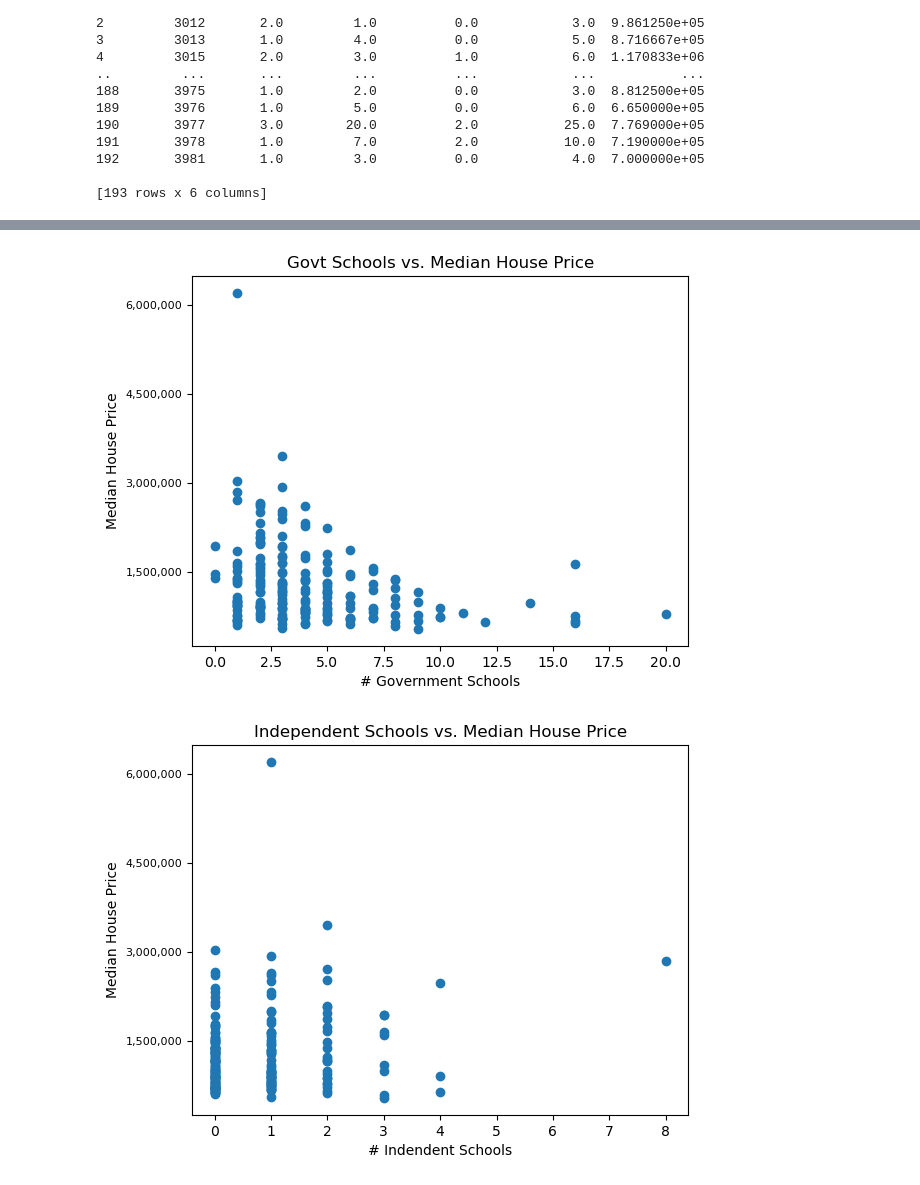
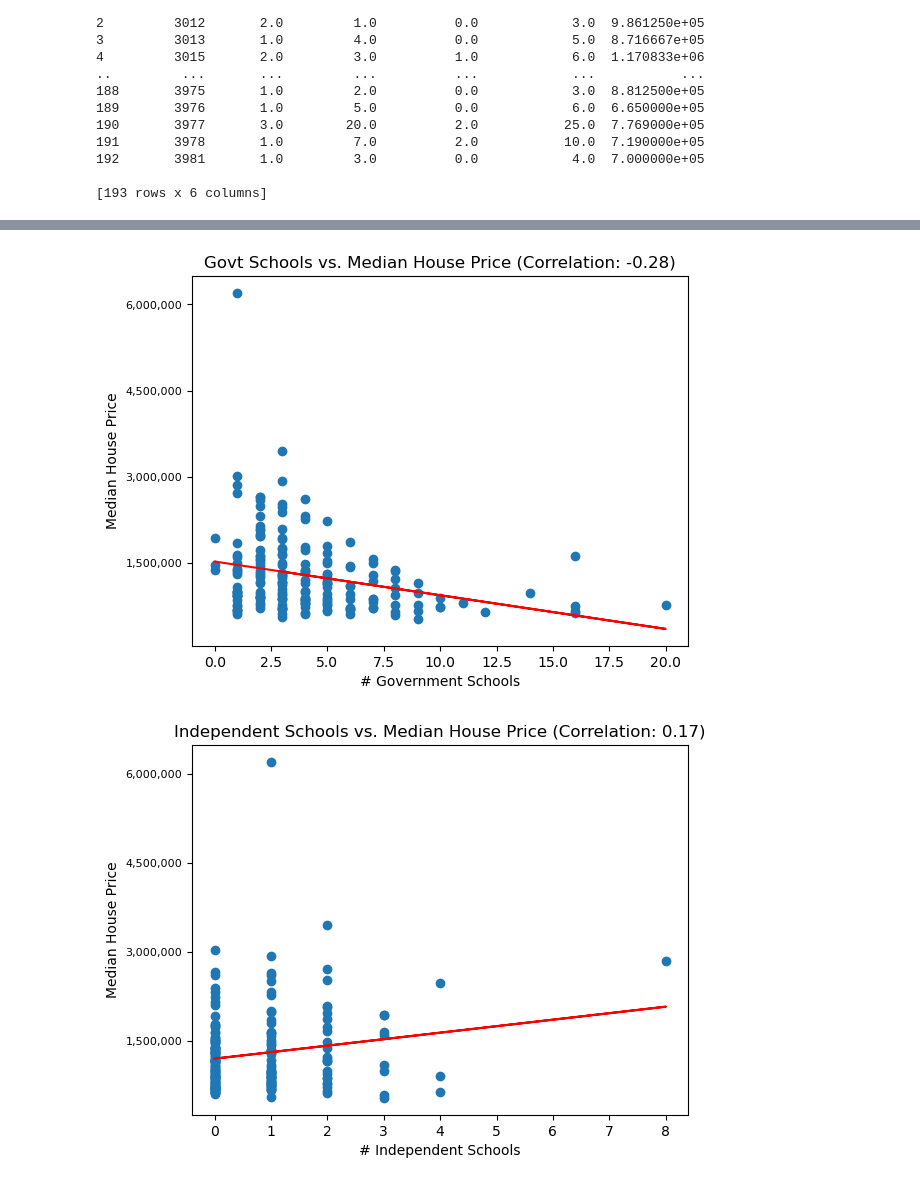
Before and after one commit to Kakhai1/bootcamp_project, a Jupyter notebook: Analysis_School_Data_KT.ipynb, the cells around one changed output, grey strips where cells are left out. Drawn from its saved outputs; the diff is of its cells as text; code cells hidden in the pictures.

```diff
--- a/Analysis_School_Data_KT.ipynb
+++ b/Analysis_School_Data_KT.ipynb
@@ -381,8 +413,15 @@ plt.show()
 # Create a scatter plot
 plt.scatter(merged_df['Government'], merged_df['2022'])
 
+# Calculate the correlation coefficient
+correlation_coefficient = np.corrcoef(merged_df['Government'], merged_df['2022'])[0, 1]
+
+# Add the trend line
+trendline = np.polyfit(merged_df['Government'], merged_df['2022'], deg=1)
+plt.plot(merged_df['Government'], np.polyval(trendline, merged_df['Government']), color='red')
+
 # Set the title and labels
-plt.title('Govt Schools vs. Median House Price')
+plt.title('Govt Schools vs. Median House Price (Correlation: {:.2f})'.format(correlation_coefficient))
 plt.xlabel('# Government Schools')
 plt.ylabel('Median House Price')
 
@@ -392,35 +431,44 @@ plt.tick_params(axis='y', labelsize=8)  # Adjust the labelsize as desired
 # Reduce the number of tick marks on the y-axis
 ax = plt.gca()
 ax.yaxis.set_major_locator(MaxNLocator(nbins=6))  # Adjust the number of bins as desired
+
 # Format the y-axis tick labels
 plt.gca().yaxis.set_major_formatter(ticker.StrMethodFormatter('{x:,.0f}'))
 
 # Display the plot
 plt.show()
 # %% [output]
-[figure, old version]
+[figure, new version]
 # %%
 # Create a scatter plot
 plt.scatter(merged_df['Independent'], merged_df['2022'])
 
+# Calculate the correlation coefficient
+correlation_coefficient = np.corrcoef(merged_df['Independent'], merged_df['2022'])[0, 1]
+
+# Add the trend line
+trendline = np.polyfit(merged_df['Independent'], merged_df['2022'], deg=1)
+plt.plot(merged_df['Independent'], np.polyval(trendline, merged_df['Independent']), color='red')
+
 # Set the title and labels
-plt.title('Independent Schools vs. Median House Price')
-plt.xlabel('# Indendent Schools')
+plt.title('Independent Schools vs. Median House Price (Correlation: {:.2f})'.format(correlation_coefficient))
+plt.xlabel('# Independent Schools')
 plt.ylabel('Median House Price')
 
 # Adjust the size of the y-axis figures
 plt.tick_params(axis='y', labelsize=8)  # Adjust the labelsize as desired
 
 # Reduce the number of tick marks on the y-axis
 ax = plt.gca()
 ax.yaxis.set_major_locator(MaxNLocator(nbins=6))  # Adjust the number of bins as desired
+
 # Format the y-axis tick labels
 plt.gca().yaxis.set_major_formatter(ticker.StrMethodFormatter('{x:,.0f}'))
 
 # Display the plot
 plt.show()
 # %% [output]
-[figure, old version]
+[figure, new version]
 # %%
 # Create a scatter plot
 plt.scatter(merged_df['Catholic'], merged_df['2022'])
```
Also changed, not shown: parts of 4 cells of this notebook.
